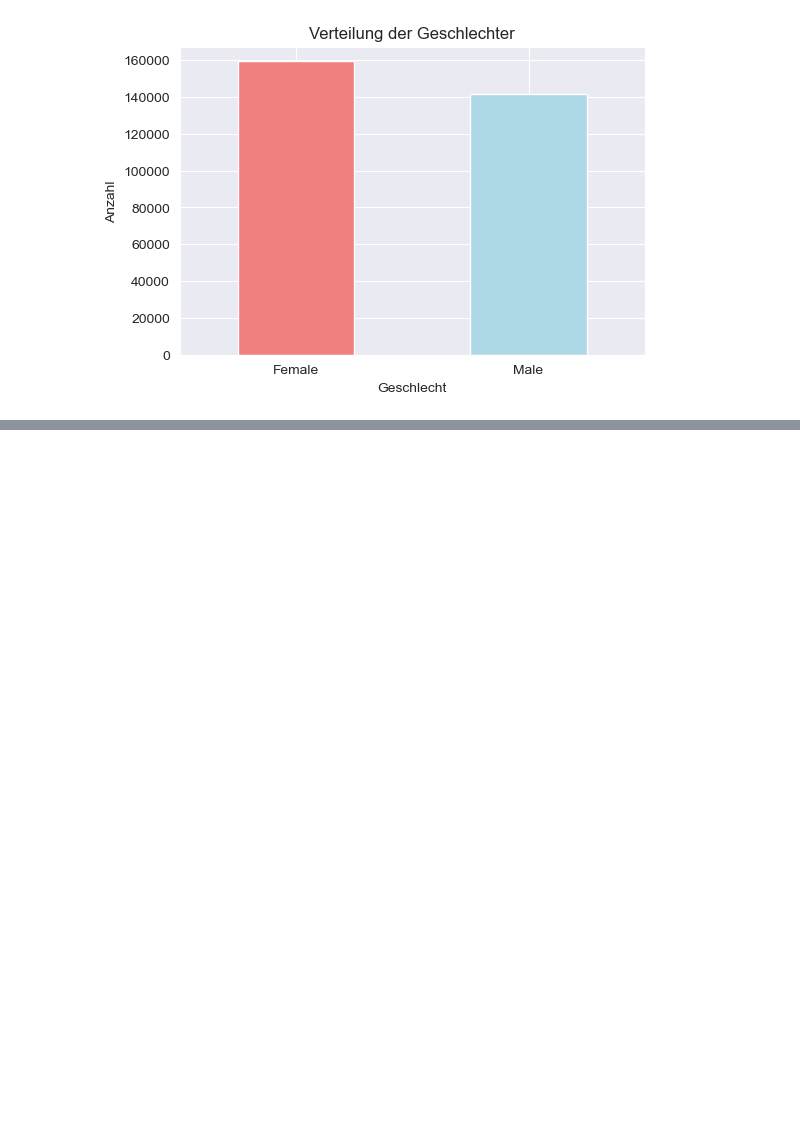
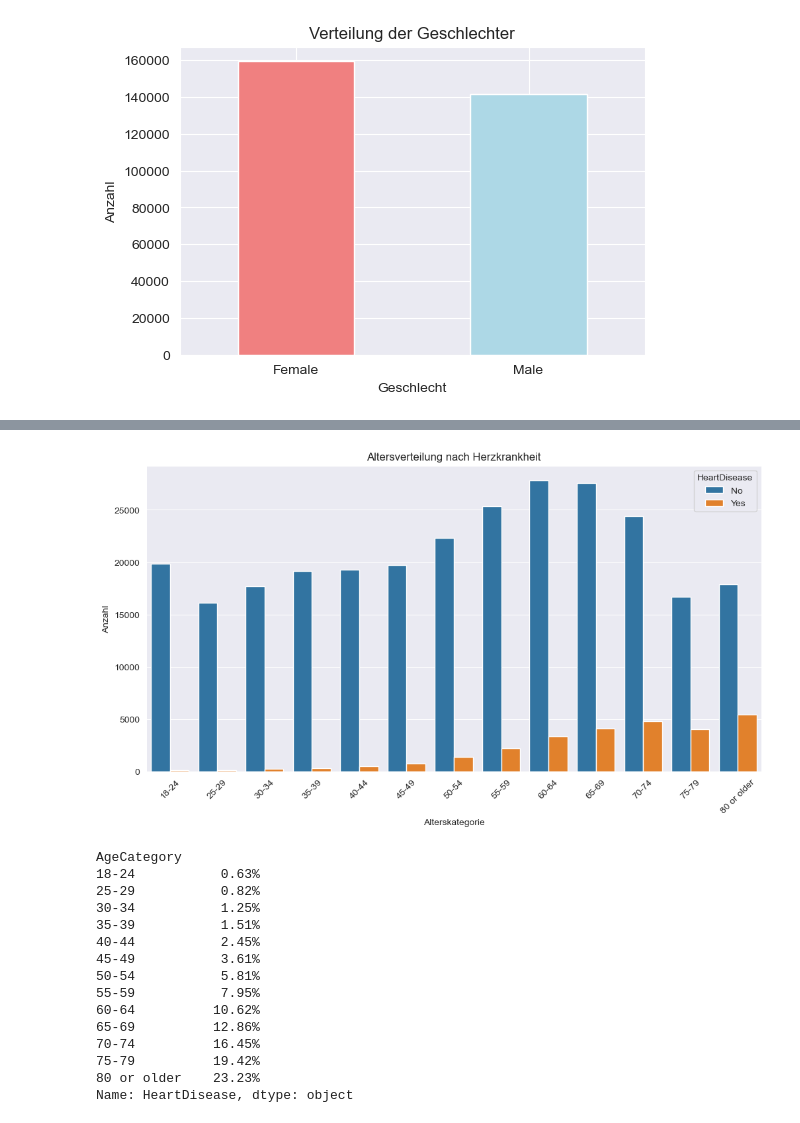
Before and after one commit to ManaTrooo/Asai-Projekt, a Jupyter notebook: DataSet_1.ipynb, the cells around one changed output, grey strips where cells are left out. Saved outputs shown, nothing was run; the diff lists cells and outputs as text; code cells hidden in the pictures; blank space fills up the shorter version.

```diff
--- a/DataSet_1.ipynb
+++ b/DataSet_1.ipynb
@@ -313,0 +330,32 @@ Male: 141644 Patienten (47.07%)
+# %%
+
+plt.figure(figsize=(12, 6))
+sns.countplot(data=df, x='AgeCategory', hue='HeartDisease', order=age_order)
+plt.title("Altersverteilung nach Herzkrankheit")
+plt.xlabel("Alterskategorie")
+plt.ylabel("Anzahl")
+plt.xticks(rotation=45)
+plt.show()
+
+# Anteil der 'Yes'-Werte pro Alterskategorie
+heart_disease_by_age = df.groupby("AgeCategory")["HeartDisease"].apply(lambda x: (x == "Yes").mean())
+
+# Optionale Ausgabe in Prozent:
+print(heart_disease_by_age.apply(lambda x: f"{x*100:.2f}%"))
+# %% [output]
+[figure, added]
+AgeCategory
+18-24           0.63%
+25-29           0.82%
+30-34           1.25%
+35-39           1.51%
+40-44           2.45%
+45-49           3.61%
+50-54           5.81%
+55-59           7.95%
+60-64          10.62%
+65-69          12.86%
+70-74          16.45%
+75-79          19.42%
+80 or older    23.23%
+Name: HeartDisease, dtype: object
```
Also changed, not shown: parts of 12 cells of this notebook.
